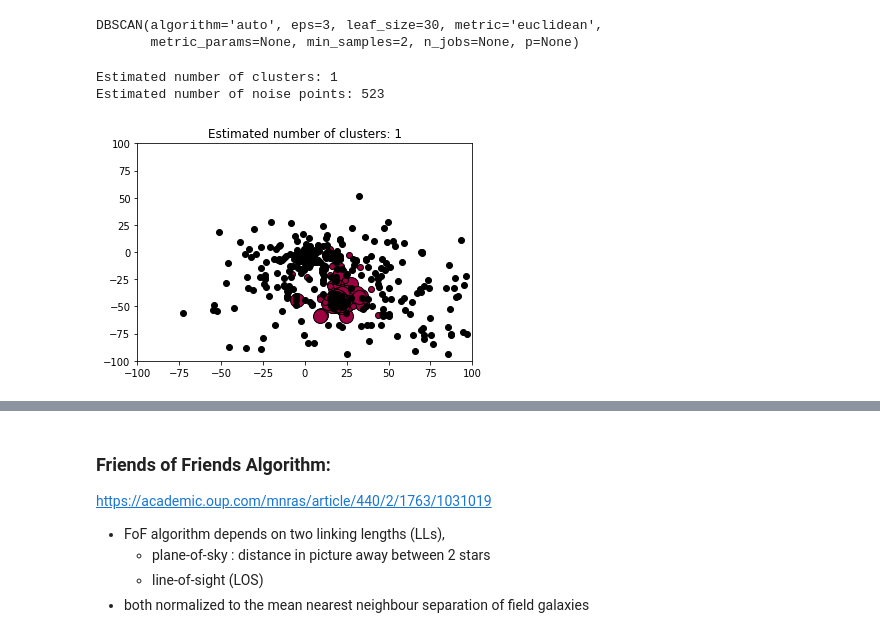
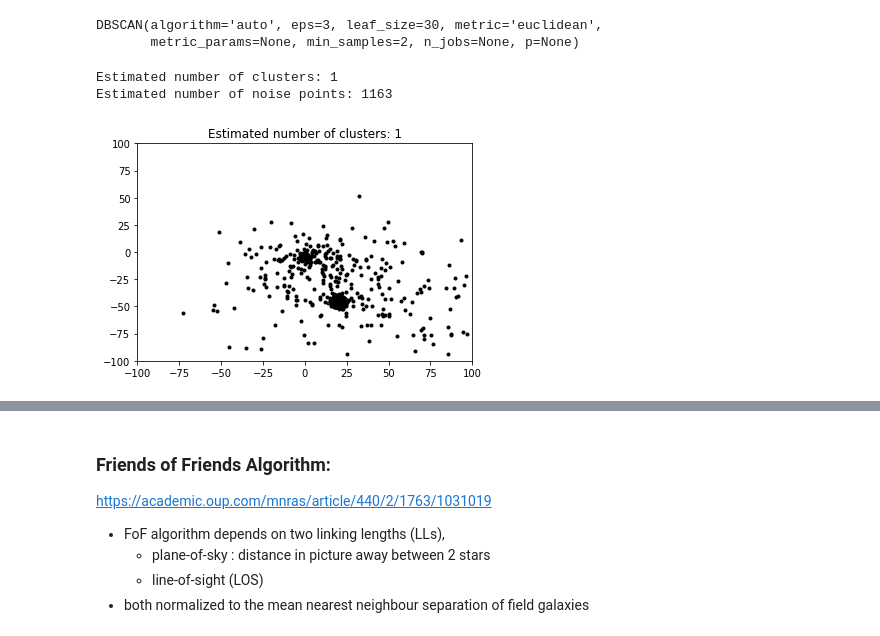
Before and after one commit to lauramv1832/Gaia, a Jupyter notebook: MachineLearning6.ipynb, the cells around one changed output, grey strips where cells are left out. Saved outputs shown, nothing was run; the diff lists cells and outputs as text; code cells hidden in the pictures.

```diff
--- a/MachineLearning6.ipynb
+++ b/MachineLearning6.ipynb
@@ -598,7 +601,7 @@ DBSCAN(algorithm='auto', eps=3, leaf_size=30, metric='euclidean',
 # %%
 X = pleiades4.to_numpy()
 # Compute DBSCAN
-db = DBSCAN(eps=30, min_samples=20).fit(X)
+db = DBSCAN(eps=15, min_samples=50).fit(X)
 core_samples_mask = np.zeros_like(db.labels_, dtype=bool)
 core_samples_mask[db.core_sample_indices_] = True
 labels = db.labels_
@@ -613,33 +616,33 @@ print('Estimated number of noise points: %d' % n_noise_)
 #      % metrics.silhouette_score(pleiades4, labels))
 # %% [output]
 Estimated number of clusters: 1
-Estimated number of noise points: 523
+Estimated number of noise points: 1163
 # %%
 # Black removed and is used for noise instead.
 unique_labels = set(labels)
 colors = [plt.cm.Spectral(each)
           for each in np.linspace(0, 1, len(unique_labels))]
 for k, col in zip(unique_labels, colors):
     if k == -1:
         # Black used for noise.
         col = [0, 0, 0, 1]
 
     class_member_mask = (labels == k)
 
     xy = X[class_member_mask & core_samples_mask]
     plt.plot(xy[:, 0], xy[:, 1], 'o', markerfacecolor=tuple(col),
-             markeredgecolor='k', markersize=14)
+             markeredgecolor='k', markersize=10)
 
     xy = X[class_member_mask & ~core_samples_mask]
     plt.plot(xy[:, 0], xy[:, 1], 'o', markerfacecolor=tuple(col),
-             markeredgecolor='k', markersize=6)
+             markeredgecolor='k', markersize=3)
 
 plt.title('Estimated number of clusters: %d' % n_clusters_)
 plt.xlim(-100, 100)
 plt.ylim(-100, 100)
 plt.show()
 
 #looking at all possibilites
 #run this again just looking at pmra and pmdec to get what you want
 # %% [output]
-[figure, old version]
+[figure, new version]
```
Also changed, not shown: parts of 19 cells of this notebook, 2 other files.
